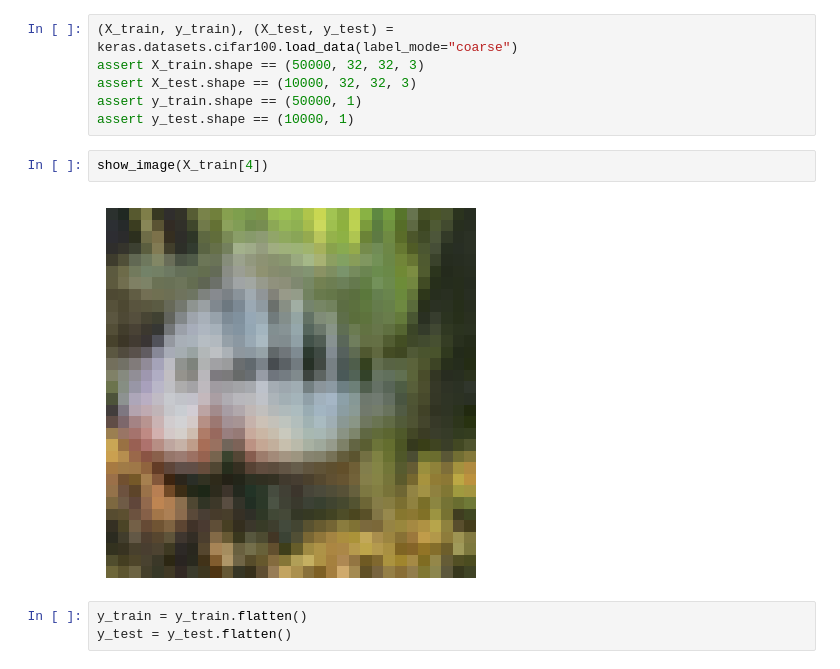
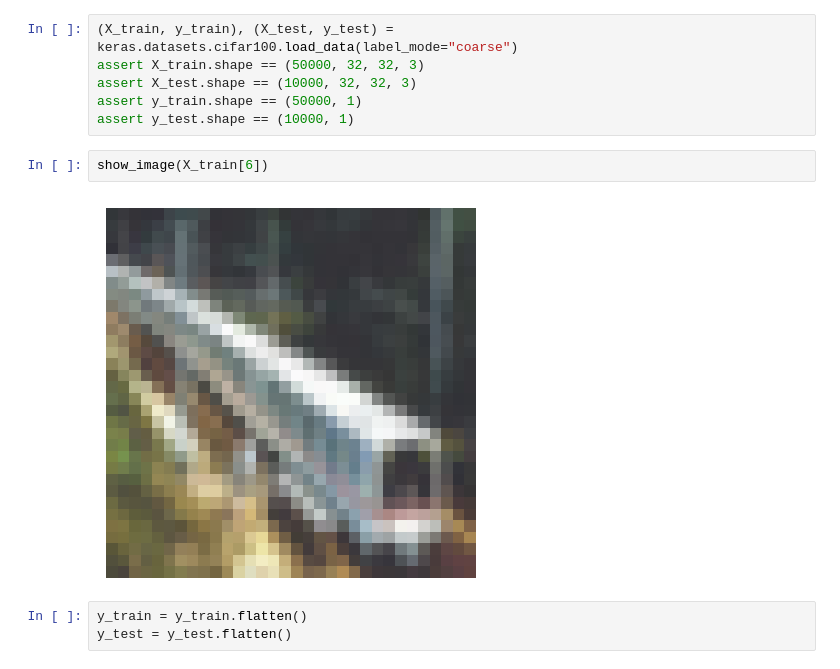
Before and after one commit to rubitopato/DL, a Jupyter notebook: main.ipynb, the cells around one changed output. Saved outputs shown, nothing was run; the diff lists cells and outputs as text.

```diff
--- a/main.ipynb
+++ b/main.ipynb
@@ -42,9 +34,9 @@ assert X_test.shape == (10000, 32, 32, 3)
 assert y_train.shape == (50000, 1)
 assert y_test.shape == (10000, 1)
 # %%
-show_image(X_train[4])
+show_image(X_train[6])
 # %% [output]
-[figure, old version]
+[figure, new version]
 # %%
 y_train = y_train.flatten()
 y_test = y_test.flatten()
```
Also changed, not shown: parts of 10 cells of this notebook.
